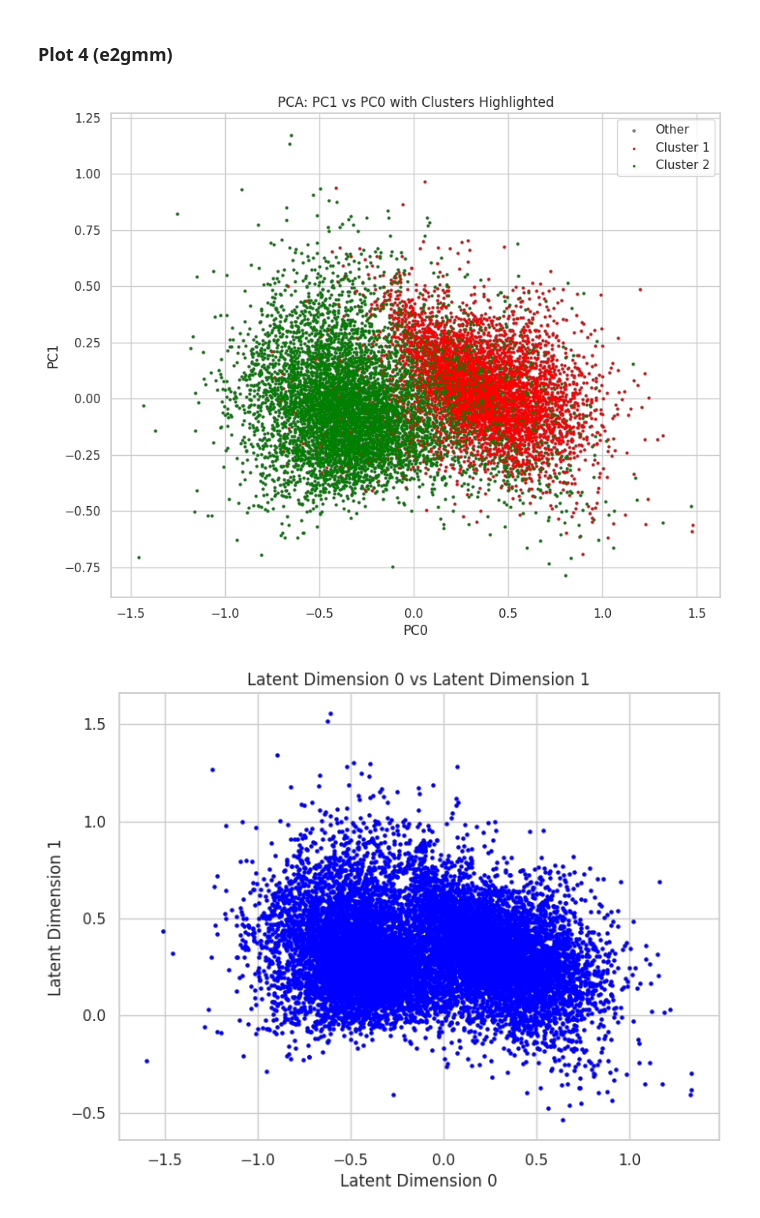
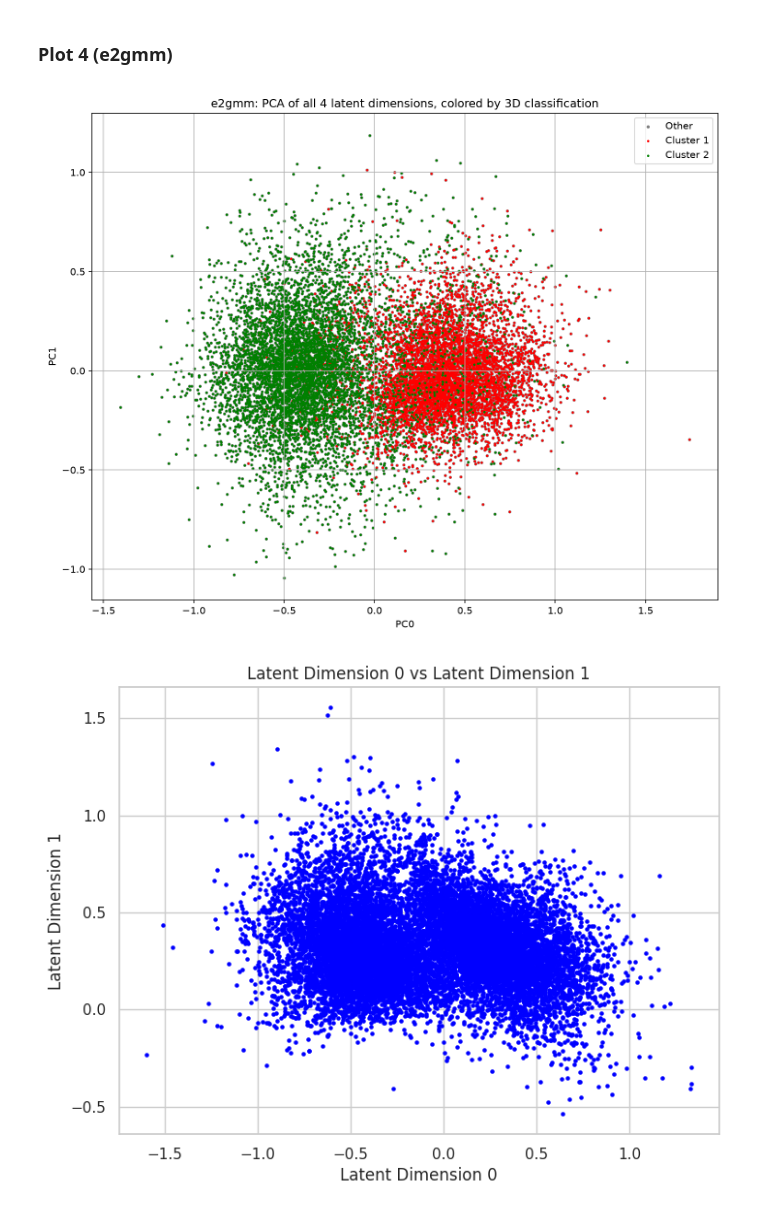
Before and after one commit to georgiagracetully/georgiagracetully.github.io, a Jupyter notebook: notebooks/making_plots/Making_plots.ipynb, the cells around one changed output. Saved outputs shown, nothing was run; the diff lists cells and outputs as text; code cells hidden in the pictures.

```diff
--- a/notebooks/making_plots/Making_plots.ipynb
+++ b/notebooks/making_plots/Making_plots.ipynb
@@ -273,70 +273,49 @@ plot_pca_with_highlight(latent_coords, cryodrgn_uids, cluster1_uids, cluster2_ui
 # %% [markdown]
 ### Plot 4 (e2gmm)
 # %%
-# Load the 4D latent coordinates from the .txt file
+# Load ALL 4 latent coordinates from the .txt file (column 0 is the particle index).
+# (An earlier version read only columns 1-2, i.e. 2 of the 4 latent dimensions.)
 def load_data(file_path):
-    data = np.loadtxt(file_path, delimiter='\t', usecols=range(1, 3))
+    data = np.loadtxt(file_path, delimiter='\t', usecols=range(1, 5))
     return data
 
 # Load UIDs from .pkl files
 def load_uids(pkl_path):
     with open(pkl_path, 'rb') as f:
         uids = pickle.load(f)
     return uids
 
 # Run PCA on the data
 def run_pca(data, n_components=2):
     pca = PCA(n_components=n_components)
     pca_result = pca.fit_transform(data)
     return pca_result
 
 # Plot PC1 vs. PC0 with highlighted clusters
 def plot_pca_with_clusters(pca_result, uids, cluster1_uids, cluster2_uids):
     plt.figure(figsize=(10, 8))
-
-    # Create masks for clusters
     cluster1_mask = np.isin(uids, cluster1_uids)
     cluster2_mask = np.isin(uids, cluster2_uids)
-
-    # Plot all points
     plt.scatter(pca_result[:, 0], pca_result[:, 1], s=5, color='gray', label='Other')
-
-    # Plot cluster 1
     plt.scatter(pca_result[cluster1_mask, 0], pca_result[cluster1_mask, 1], s=2, color='red', label='Cluster 1')
-
-    # Plot cluster 2
     plt.scatter(pca_result[cluster2_mask, 0], pca_result[cluster2_mask, 1], s=2, color='green', label='Cluster 2')
-
     plt.xlabel('PC0')
     plt.ylabel('PC1')
-    plt.title('PCA: PC1 vs PC0 with Clusters Highlighted')
+    plt.title('e2gmm: PCA of all 4 latent dimensions, colored by 3D classification')
     plt.legend()
     plt.grid(True)
+    plt.tight_layout()
     plt.show()
 
-if __name__ == "__main__":
-    # Paths to your files
-    #latent_coords_path = '35_10_100_mid.txt'
-    #latent_coords_path = '5_0.3_10_100_mid.txt'
-    #latent_coords_path = '5_0.3_25_250_mid.txt'
-    latent_coords_path = '5_0.3_10_100_4LD_mid.txt'  #information of model params can be found e2gmm_3/J642_particles/gmm_02
-    uids_path = 'J642_uids.pkl'
-    cluster1_uids_path = 'J439_particles_class_0_uids.pkl'
-    cluster2_uids_path = 'J439_particles_class_1_uids.pkl'
-
-    # Load the data
-    data = load_data(latent_coords_path)
-    uids = load_uids(uids_path)
-    cluster1_uids = load_uids(cluster1_uids_path)
-    cluster2_uids = load_uids(cluster2_uids_path)
-
-    # Run PCA
-    pca_result = run_pca(data)
-
-    # Plot the results
-    plot_pca_with_clusters(pca_result, uids, cluster1_uids, cluster2_uids)
+latent_coords_path = '5_0.3_10_100_4LD_mid.txt'  # model params: e2gmm_3/J642_particles/gmm_02
+uids = load_uids('J642_uids.pkl')
+cluster1_uids = load_uids('J439_particles_class_0_uids.pkl')
+cluster2_uids = load_uids('J439_particles_class_1_uids.pkl')
+data = load_data(latent_coords_path)
+pca_result = run_pca(data)
+plot_pca_with_clusters(pca_result, uids, cluster1_uids, cluster2_uids)
 # %% [output]
-[figure, old version]
+[figure, new version]
 # %%
 # Load the 4D latent coordinates from the .txt file
 def load_data(file_path):
```
Also changed, not shown: 10 other files.
